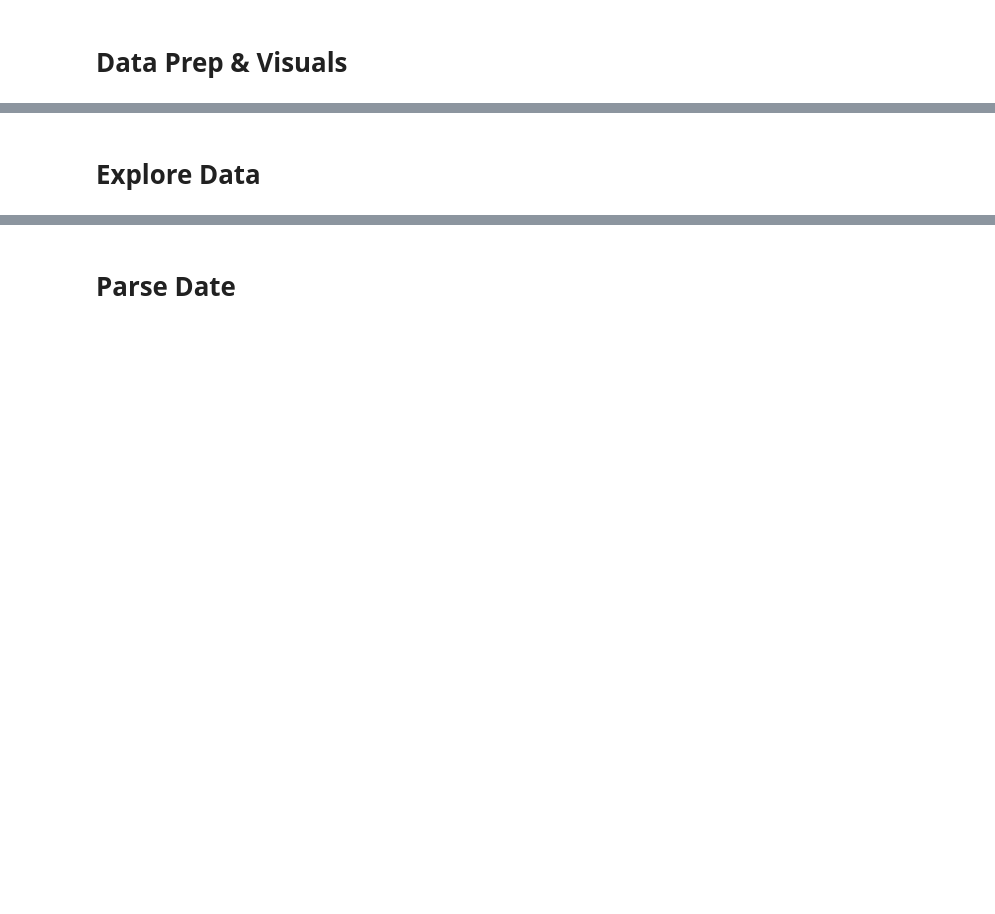
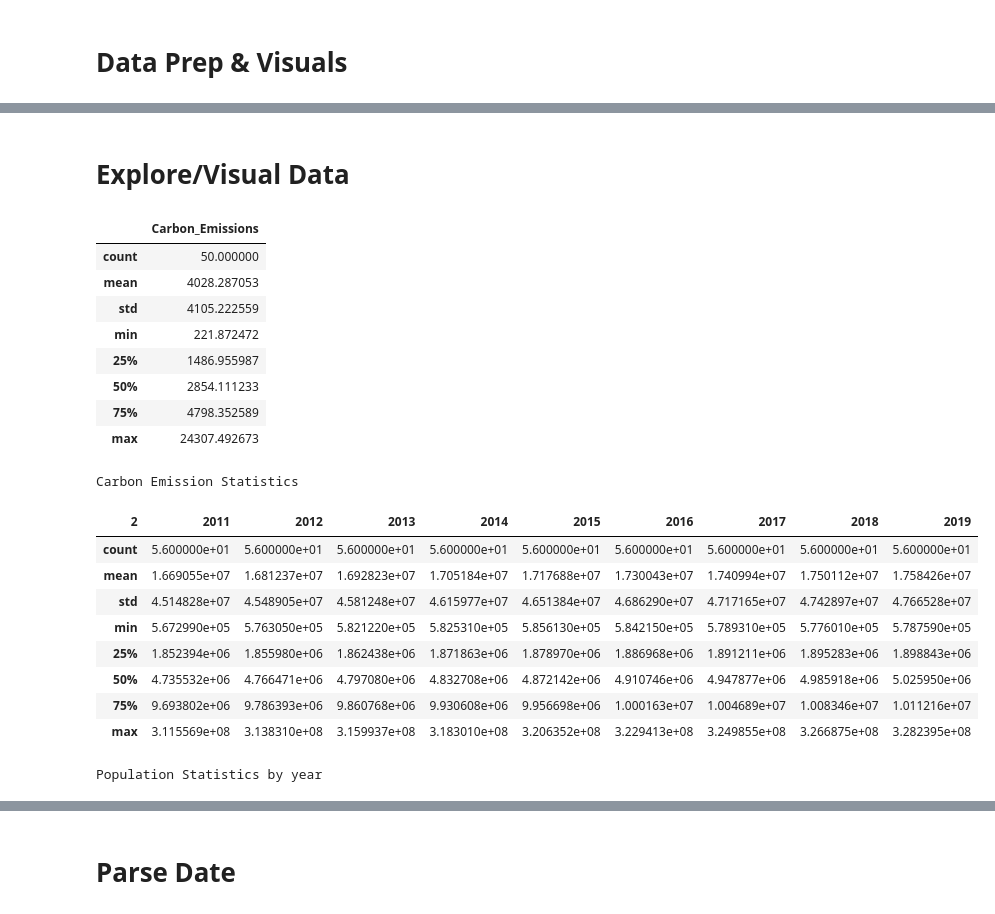
Before and after one commit to LaurentStar/MOD3_Project, a Jupyter notebook: master.ipynb, the cells around one changed output, grey strips where cells are left out. Saved outputs shown, nothing was run; the diff lists cells and outputs as text; code cells hidden in the pictures; blank space fills up the shorter version.

```diff
--- a/master.ipynb
+++ b/master.ipynb
@@ -31,2 +50,2 @@ from scipy import stats
 # %% [markdown]
-# Explore Data
+# Explore/Visual Data
@@ -60,0 +52,28 @@ sns.set(context='notebook',
+# %%
+#Quick look at data statistics
+display(df.describe())
+print('Carbon Emission Statistics')
+
+display(population_df.describe())
+print('Population Statistics by year')
+# %% [output]
+|  | Carbon_Emissions |
+| count | 50.000000 |
+| mean | 4028.287053 |
+| std | 4105.222559 |
+| min | 221.872472 |
+| 25% | 1486.955987 |
+| 50% | 2854.111233 |
+| 75% | 4798.352589 |
+| max | 24307.492673 |
+Carbon Emission Statistics
+| 2 | 2011 | 2012 | 2013 | 2014 | 2015 | 2016 | 2017 | 2018 | 2019 |
+| count | 5.600000e+01 | 5.600000e+01 | 5.600000e+01 | 5.600000e+01 | 5.600000e+01 | 5.600000e+01 | 5.600000e+01 | 5.600000e+01 | 5.600000e+01 |
+| mean | 1.669055e+07 | 1.681237e+07 | 1.692823e+07 | 1.705184e+07 | 1.717688e+07 | 1.730043e+07 | 1.740994e+07 | 1.750112e+07 | 1.758426e+07 |
+| std | 4.514828e+07 | 4.548905e+07 | 4.581248e+07 | 4.615977e+07 | 4.651384e+07 | 4.686290e+07 | 4.717165e+07 | 4.742897e+07 | 4.766528e+07 |
+| min | 5.672990e+05 | 5.763050e+05 | 5.821220e+05 | 5.825310e+05 | 5.856130e+05 | 5.842150e+05 | 5.789310e+05 | 5.776010e+05 | 5.787590e+05 |
+| 25% | 1.852394e+06 | 1.855980e+06 | 1.862438e+06 | 1.871863e+06 | 1.878970e+06 | 1.886968e+06 | 1.891211e+06 | 1.895283e+06 | 1.898843e+06 |
+| 50% | 4.735532e+06 | 4.766471e+06 | 4.797080e+06 | 4.832708e+06 | 4.872142e+06 | 4.910746e+06 | 4.947877e+06 | 4.985918e+06 | 5.025950e+06 |
+| 75% | 9.693802e+06 | 9.786393e+06 | 9.860768e+06 | 9.930608e+06 | 9.956698e+06 | 1.000163e+07 | 1.004689e+07 | 1.008346e+07 | 1.011216e+07 |
+| max | 3.115569e+08 | 3.138310e+08 | 3.159937e+08 | 3.183010e+08 | 3.206352e+08 | 3.229413e+08 | 3.249855e+08 | 3.266875e+08 | 3.282395e+08 |
+Population Statistics by year
```
Also changed, not shown: parts of 9 cells of this notebook, 6 other files.
